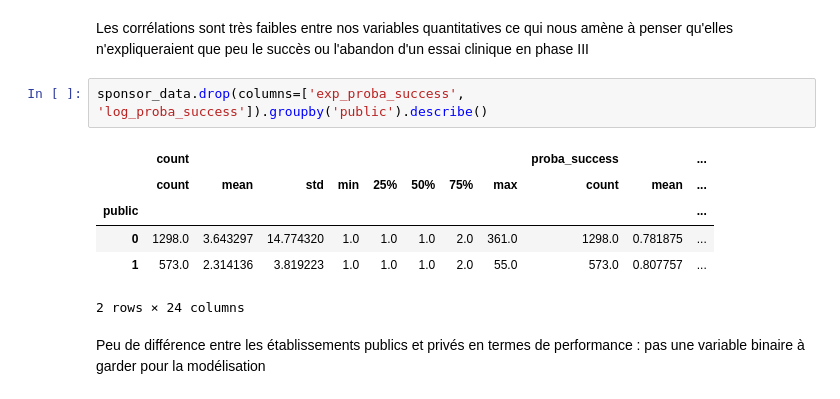
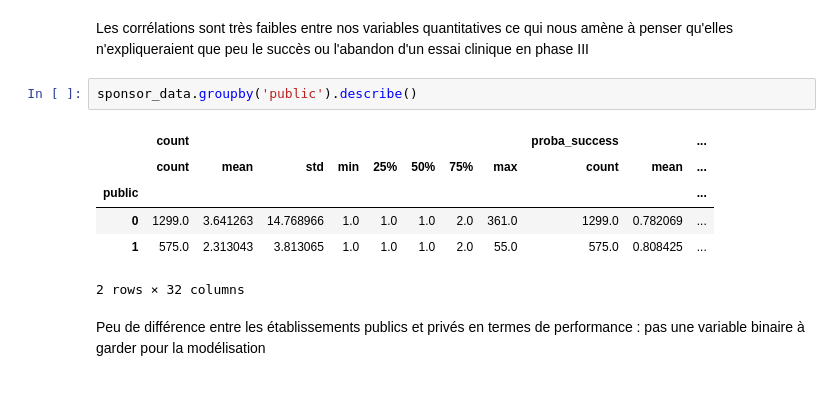
Before and after one commit to QMoayedpour/ProjetPython, a Jupyter notebook: Succès Essai Clinique/data_exploration_logit.ipynb, the cells around one changed output. Cells and saved outputs as stored; diff of their text form.

```diff
--- a/Succès Essai Clinique/data_exploration_logit.ipynb
+++ b/Succès Essai Clinique/data_exploration_logit.ipynb
@@ -331,14 +304,14 @@ sns.heatmap(etude[['succes', 'pop_subject', 'TimePassed', 'Placebo']].corr(), cm
 # %% [markdown]
 Les corrélations sont très faibles entre nos variables quantitatives ce qui nous amène à penser qu'elles n'expliqueraient que peu le succès ou l'abandon d'un essai clinique en phase III
 # %%
-sponsor_data.drop(columns=['exp_proba_success', 'log_proba_success']).groupby('public').describe()
+sponsor_data.groupby('public').describe()
 # %% [output]
 |  | count |  |  |  |  |  |  |  | proba_success |  | ... |
 |  | count | mean | std | min | 25% | 50% | 75% | max | count | mean | ... |
 | public |  |  |  |  |  |  |  |  |  |  | ... |
-| 0 | 1298.0 | 3.643297 | 14.774320 | 1.0 | 1.0 | 1.0 | 2.0 | 361.0 | 1298.0 | 0.781875 | ... |
-| 1 | 573.0 | 2.314136 | 3.819223 | 1.0 | 1.0 | 1.0 | 2.0 | 55.0 | 573.0 | 0.807757 | ... |
+| 0 | 1299.0 | 3.641263 | 14.768966 | 1.0 | 1.0 | 1.0 | 2.0 | 361.0 | 1299.0 | 0.782069 | ... |
+| 1 | 575.0 | 2.313043 | 3.813065 | 1.0 | 1.0 | 1.0 | 2.0 | 55.0 | 575.0 | 0.808425 | ... |
-2 rows × 24 columns
+2 rows × 32 columns
 # %% [markdown]
 Peu de différence entre les établissements publics et privés en termes de performance : pas une variable binaire à garder pour la modélisation
 # %% [markdown]
```
Also changed, not shown: parts of 40 cells of this notebook, 1 other file.
